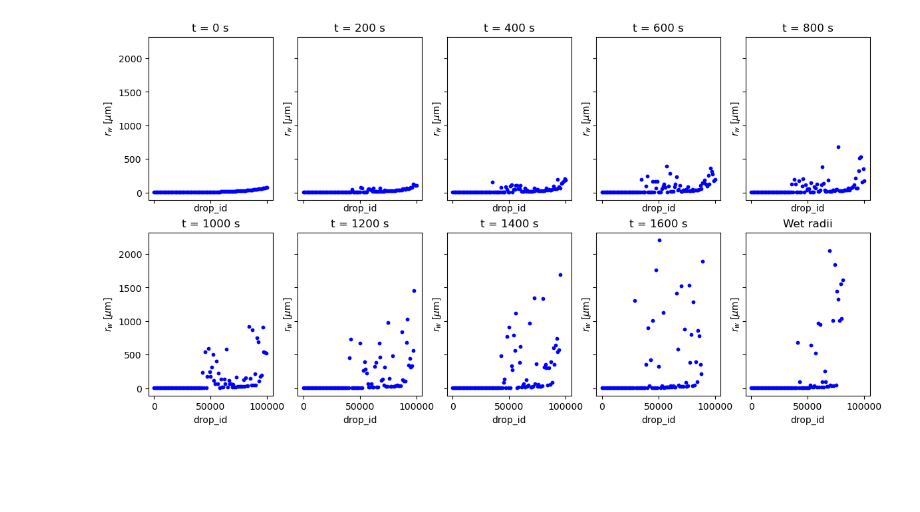
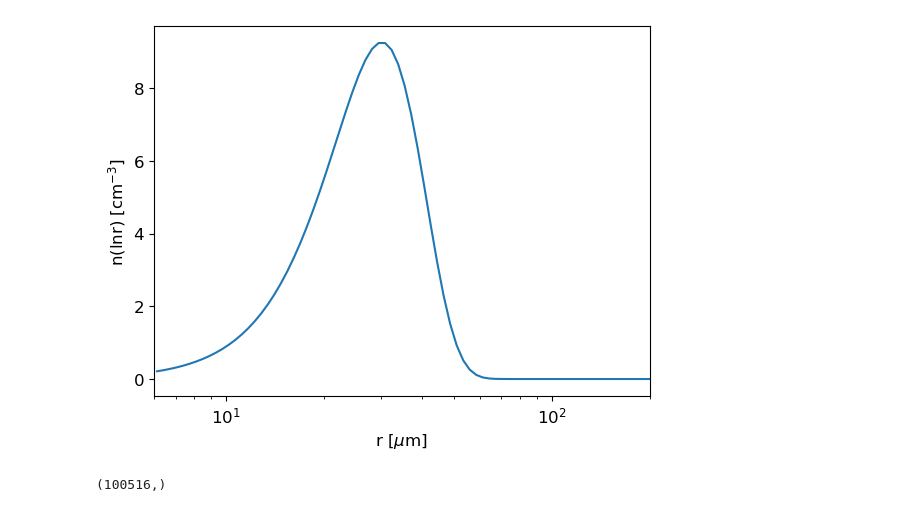
Before and after one commit to AgnieszkaMakulska/libcloudphxx, a Jupyter notebook: models/box/plot_output.ipynb, the cells around one changed output. Saved outputs shown, nothing was run; the diff lists cells and outputs as text; code cells hidden in the pictures; blank space fills up the shorter version.

```diff
--- a/models/box/plot_output.ipynb
+++ b/models/box/plot_output.ipynb
@@ -66,17 +87,30 @@ pyplot.show()
+# %%
+r_zero = 30.084e-6
+n_zero = pow(2,23)
+def expvolume(r):
+  return n_zero * 3.*np.power(r,3)/np.power(r_zero,3)*np.exp(- np.power((r/r_zero),3))
+pyplot.rcParams['font.size'] = 12
+pyplot.plot(r*1e6,expvolume(r)*1e-6)
+pyplot.xscale('log')
+pyplot.xlim(6,200)
+pyplot.xlabel('r [$\mu$m]')
+pyplot.ylabel('n(lnr) [cm$^{-3}$]')
+pyplot.savefig('distribution.png',dpi=300)
+pyplot.show()
+# %% [output]
+[figure, added]
 # %%
-fig, axs = pyplot.subplots(2,5,sharex=True, sharey=True, figsize=(14,7))
-rw=np.sqrt(np.asarray(nc['wet radius squared'][:]))
-drop_id=np.arange(0,rw.shape[1],1000)
-for t in np.arange(0,rw.shape[0],200):
-    id=(math.floor((t/200)/5),(int(t/200))%5)
-    axs[id[0],id[1]].scatter(drop_id[np.nonzero(rw[t,drop_id])],rw[t,drop_id][np.nonzero(rw[t,drop_id])]*1e6,color='b',s=10)
-    axs[id[0],id[1]].set_ylabel('$r_w$ [$\mu$m]')
-    axs[id[0],id[1]].set_xlabel('drop_id')
-    axs[id[0],id[1]].set_title("t = "+str(t)+" s")
-pyplot.title('Wet radii')
-pyplot.show()
+# fig, axs = pyplot.subplots(2,5,sharex=True, sharey=True, figsize=(14,7))
+# rw=np.sqrt(np.asarray(nc['wet radius squared'][:]))
+# drop_id=np.arange(0,rw.shape[1],1000)
+# for t in np.arange(0,rw.shape[0],200):
+#     id=(math.floor((t/200)/5),(int(t/200))%5)
+#     axs[id[0],id[1]].scatter(drop_id[np.nonzero(rw[t,drop_id])],rw[t,drop_id][np.nonzero(rw[t,drop_id])]*1e6,color='b',s=10)
+#     axs[id[0],id[1]].set_ylabel('$r_w$ [$\mu$m]')
+#     axs[id[0],id[1]].set_xlabel('drop_id')
+#     axs[id[0],id[1]].set_title("t = "+str(t)+" s")
+# pyplot.suptitle('Wet radii')
+# pyplot.show()
-# %% [output]
-[figure, removed]
 # %%
 # moment0=nc["moment 0"][:]
 # legend=[]
@@ -89,3 +123,8 @@ pyplot.show()
 # pyplot.legend(legend)
 # pyplot.title('particle concentration')
 # pyplot.show()
+# %%
+rw_nonzero=rw[0,:][np.nonzero(rw[0,:])]
+print(rw_nonzero.shape)
+# %% [output]
+(100516,)
```
Also changed, not shown: parts of 4 cells of this notebook, 3 other files.
